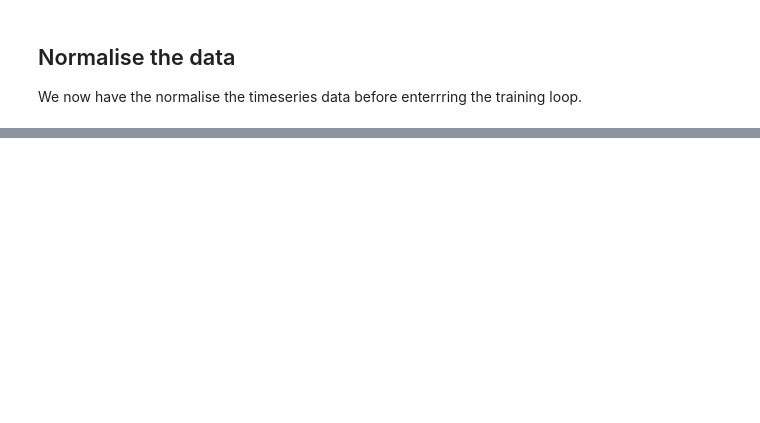
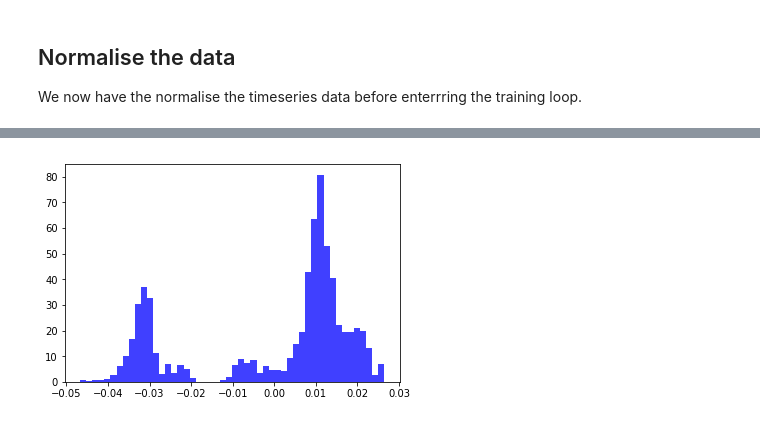
Before and after one commit to LUOFENGZHOU/njord, a Jupyter notebook: notebook/data.ipynb, the cells around one changed output, grey strips where cells are left out. Saved outputs shown, nothing was run; the diff lists cells and outputs as text; code cells hidden in the pictures; blank space fills up the shorter version.

```diff
--- a/notebook/test.ipynb
+++ b/notebook/data.ipynb
@@ -58,5 +54,5 @@ Batch(root = 11748, lk = [7, 6, 5, 4, 3, 2, 1, 0], la = [-1], data = None)
 # %%
-X, Y = batch.build()
+X, Y = batch.build(center=False)
 print("X shape = {}".format(X.shape))
 print("Y shape = {}".format(Y.shape))
 # %% [output]
@@ -87,0 +85,12 @@ We now have the normalise the timeseries data before enterrring the training loo
+# %%
+# Compute the mean.
+mean = X.mean(axis=0)
+# Compute the standard deviation.
+std = X.mean(axis=0)
+# Normalise the data.
+X_norm = ( X - mean ) / ( std + 1.0E-8 )
+# %%
+# Histogram.
+hist1 = plt.hist(X_norm[:,:,0].reshape(-1, 1), 50, density=True, facecolor="b", alpha=0.75)
+# %% [output]
+[figure, added]
```
Also changed, not shown: parts of 7 cells of this notebook.
